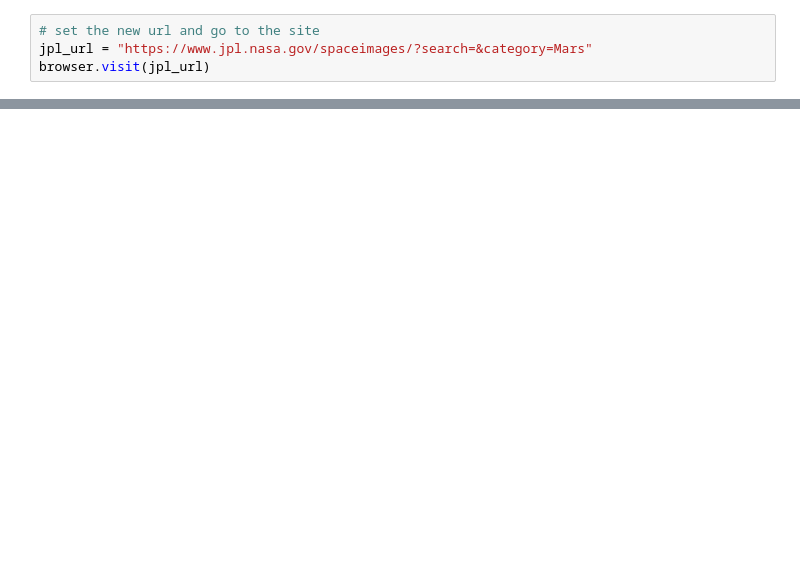
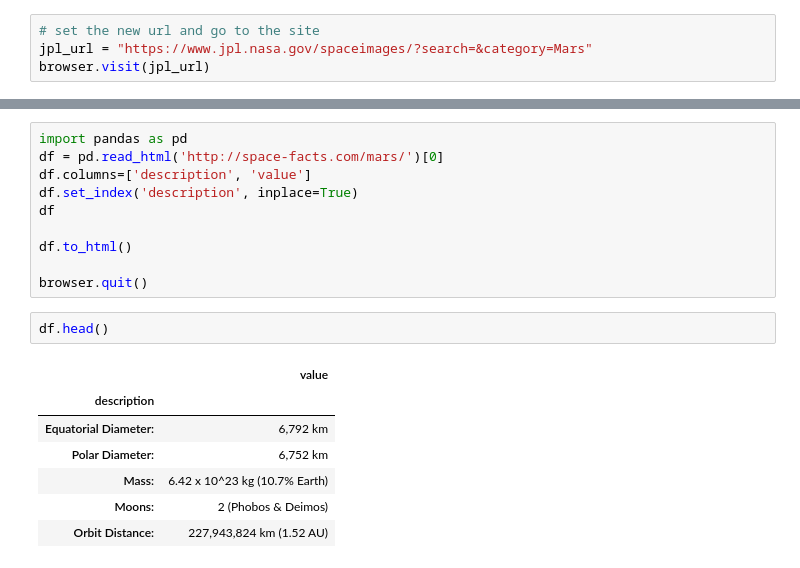
Before and after one commit to filterlesschris/homework, a Jupyter notebook: Week 13 - Homework - Mars Mission/Instructions/mission_to_mars.ipynb, the cells around one changed output, grey strips where cells are left out. Saved outputs shown, nothing was run; the diff lists cells and outputs as text; blank space fills up the shorter version.

```diff
--- a/Week 13 - Homework - Mars Mission/Instructions/mission_to_mars.ipynb
+++ b/Week 13 - Homework - Mars Mission/Instructions/mission_to_mars.ipynb
@@ -58,0 +136,20 @@ browser.visit(jpl_url)
+# %%
+import pandas as pd
+df = pd.read_html('http://space-facts.com/mars/')[0]
+df.columns=['description', 'value']
+df.set_index('description', inplace=True)
+df
+
+df.to_html()
+
+browser.quit()
+# %%
+df.head()
+# %% [output]
+|  | value |
+| description |  |
+| Equatorial Diameter: | 6,792 km |
+| Polar Diameter: | 6,752 km |
+| Mass: | 6.42 x 10^23 kg (10.7% Earth) |
+| Moons: | 2 (Phobos & Deimos) |
+| Orbit Distance: | 227,943,824 km (1.52 AU) |
```
Also changed, not shown: parts of 12 cells of this notebook.
